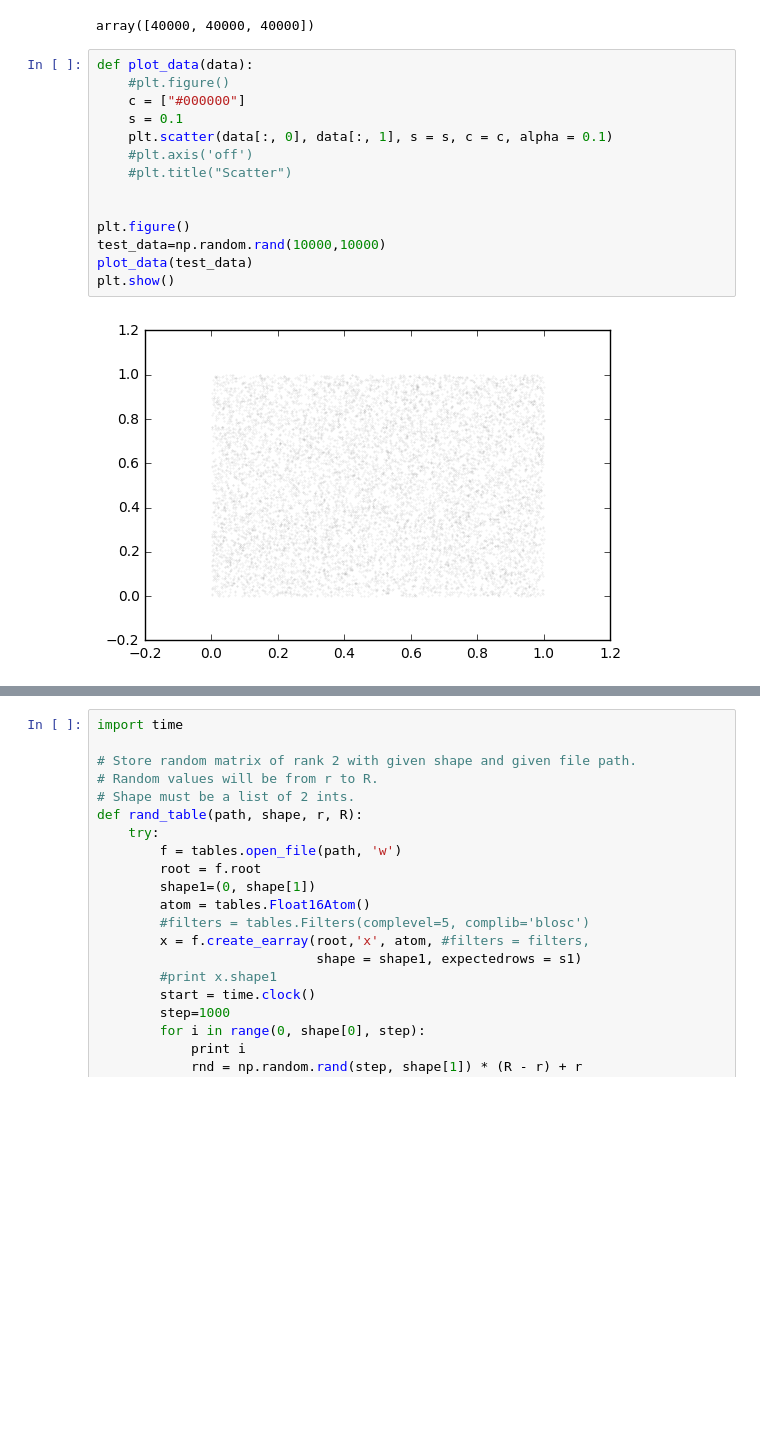
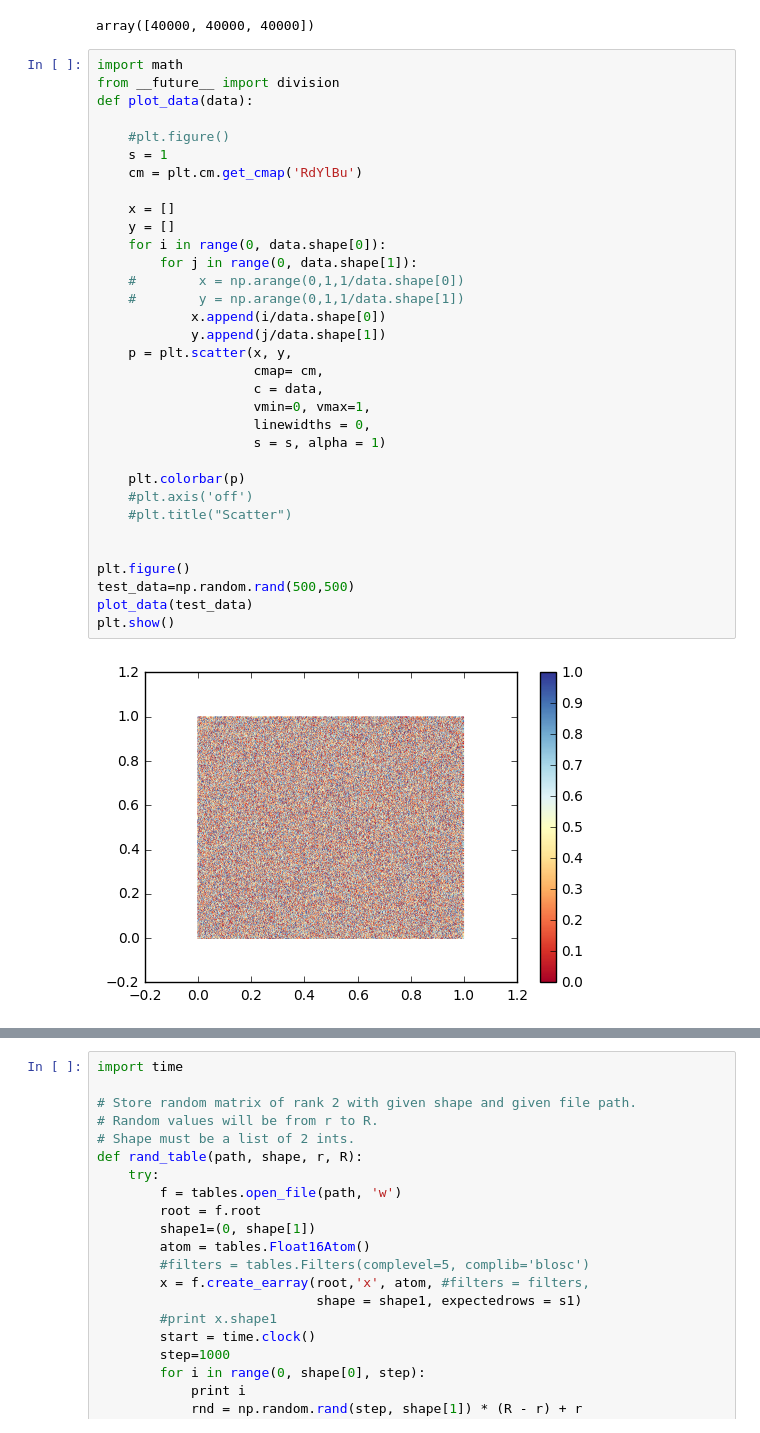
Before and after one commit to pyotr777/synthetic_move, a Jupyter notebook: Image_inversion_numpy.ipynb, the cells around one changed output, grey strips where cells are left out. Drawn from its saved outputs; the diff is of its cells as text; blank space fills up the shorter version.

Commit message:
Fixed plotting data in fixed area with colormap (block 14).

```diff
--- a/Image_inversion_numpy.ipynb
+++ b/Image_inversion_numpy.ipynb
@@ -139,19 +139,38 @@ s = np.ones(L, dtype=np.int) * s1
 s
 # %% [output]
 array([40000, 40000, 40000])
-# %%
-def plot_data(data):
-    #plt.figure()
-    c = ["#000000"]
-    s = 0.1
-    plt.scatter(data[:, 0], data[:, 1], s = s, c = c, alpha = 0.1)
-    #plt.axis('off')
-    #plt.title("Scatter")
-
-
-plt.figure()
-test_data=np.random.rand(10000,10000)
-plot_data(test_data)
-plt.show()
-# %% [output]
-[figure, removed]
+# %%
+import math
+from __future__ import division
+def plot_data(data):
+
+    #plt.figure()
+    s = 1
+    cm = plt.cm.get_cmap('RdYlBu')
+
+    x = []
+    y = []
+    for i in range(0, data.shape[0]):
+        for j in range(0, data.shape[1]):
+    #        x = np.arange(0,1,1/data.shape[0])
+    #        y = np.arange(0,1,1/data.shape[1])
+            x.append(i/data.shape[0])
+            y.append(j/data.shape[1])
+    p = plt.scatter(x, y,
+                    cmap= cm,
+                    c = data,
+                    vmin=0, vmax=1,
+                    linewidths = 0,
+                    s = s, alpha = 1)
+
+    plt.colorbar(p)
+    #plt.axis('off')
+    #plt.title("Scatter")
+
+
+plt.figure()
+test_data=np.random.rand(500,500)
+plot_data(test_data)
+plt.show()
+# %% [output]
+[figure, added]
```
Also changed, not shown: parts of 2 cells of this notebook.
